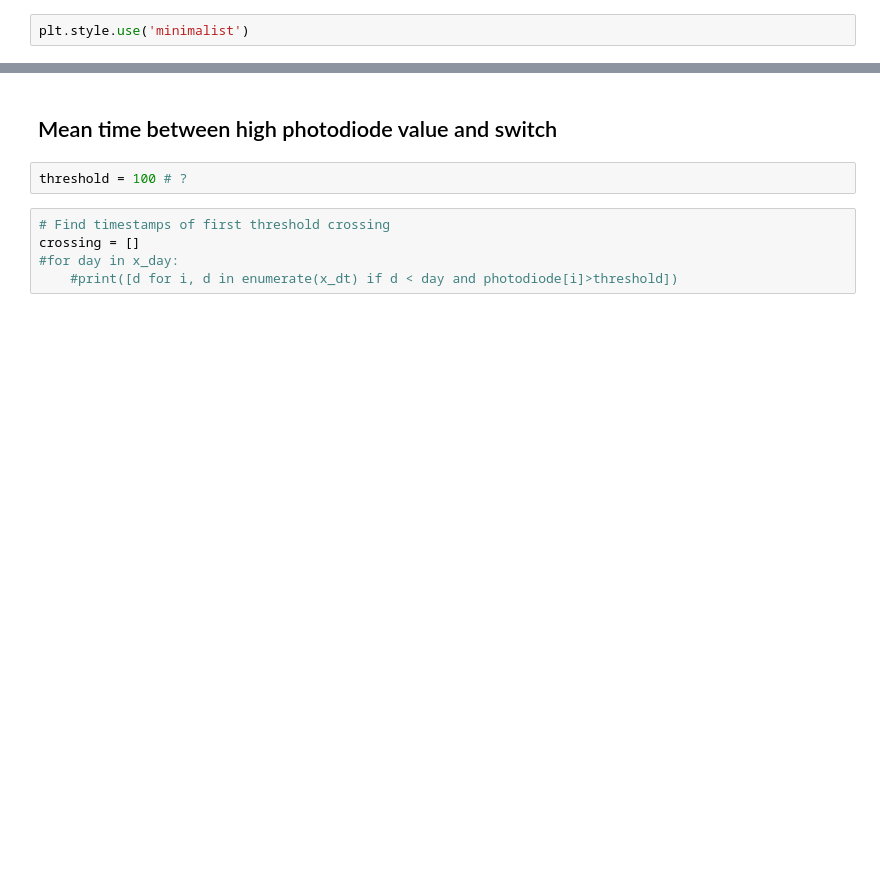
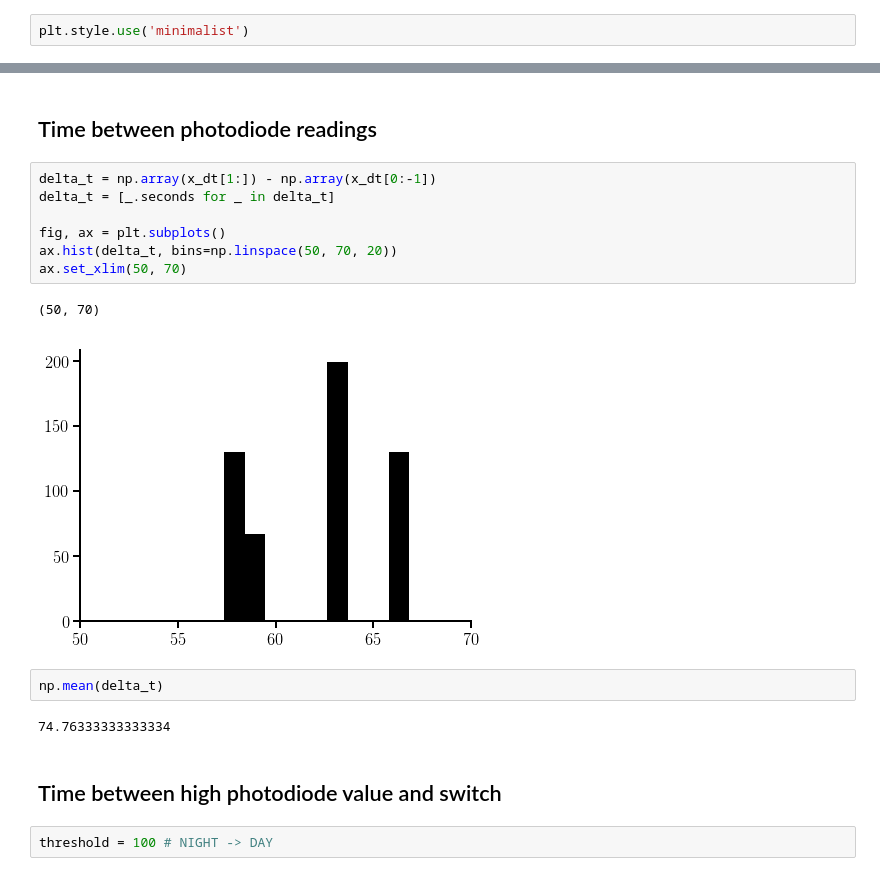
Before and after one commit to cescalara/euso_tools, a Jupyter notebook: log_parsing/log_parsing.ipynb, the cells around one changed output, grey strips where cells are left out. Saved outputs shown, nothing was run; the diff lists cells and outputs as text; blank space fills up the shorter version.

```diff
--- a/log_parsing/log_parsing.ipynb
+++ b/log_parsing/log_parsing.ipynb
@@ -106,9 +86,20 @@ fig.savefig('photodiode_timeseries.pdf', dpi=500, bbox_inches='tight')
+# %% [markdown]
+## Time between photodiode readings
+# %%
+delta_t = np.array(x_dt[1:]) - np.array(x_dt[0:-1])
+delta_t = [_.seconds for _ in delta_t]
+
+fig, ax = plt.subplots()
+ax.hist(delta_t, bins=np.linspace(50, 70, 20))
+ax.set_xlim(50, 70)
+# %% [output]
+(50, 70)
+[figure, added]
+# %%
+np.mean(delta_t)
+# %% [output]
+74.76333333333334
 # %% [markdown]
-## Mean time between high photodiode value and switch
+## Time between high photodiode value and switch
 # %%
-threshold = 100 # ?
+threshold = 100 # NIGHT -> DAY
-# %%
-# Find timestamps of first threshold crossing
-crossing = []
-#for day in x_day:
-    #print([d for i, d in enumerate(x_dt) if d < day and photodiode[i]>threshold])
```
Also changed, not shown: parts of 6 cells of this notebook, 2 other files.
